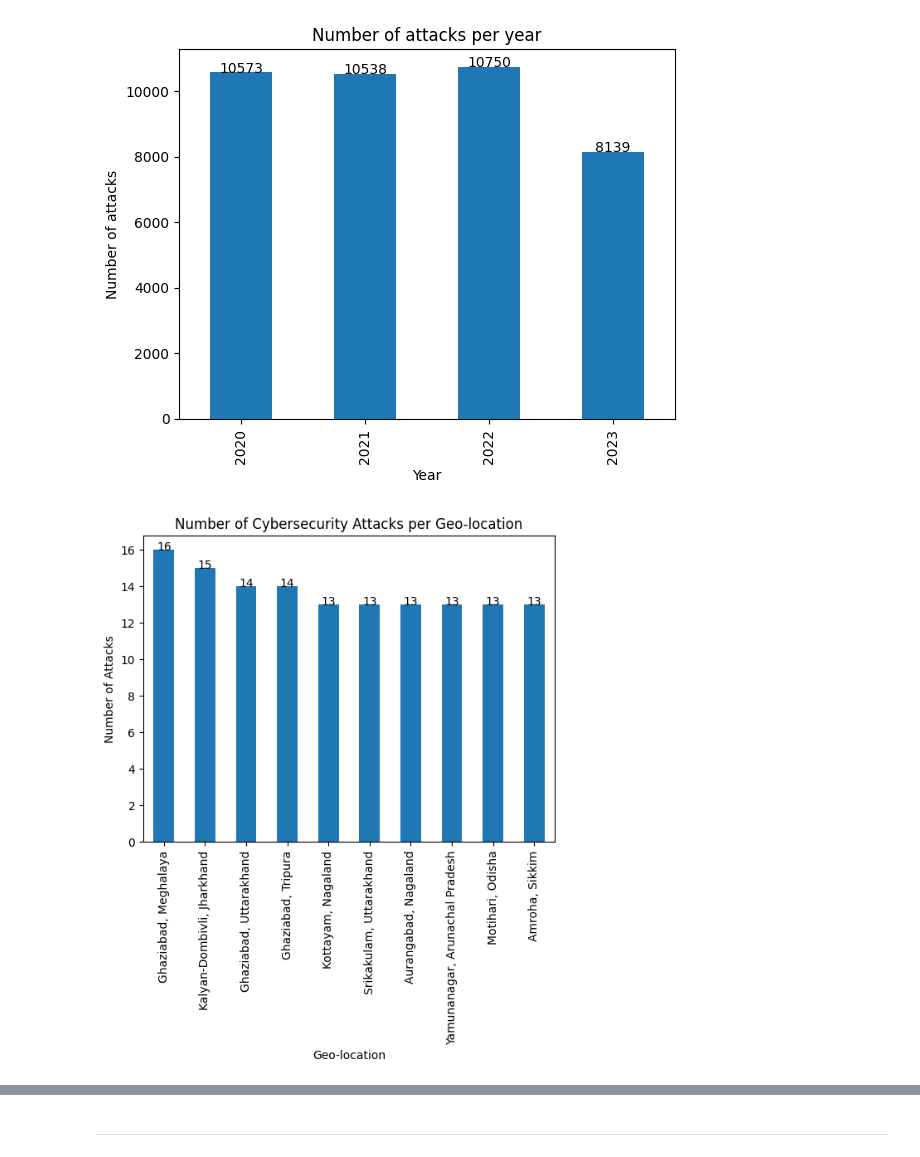
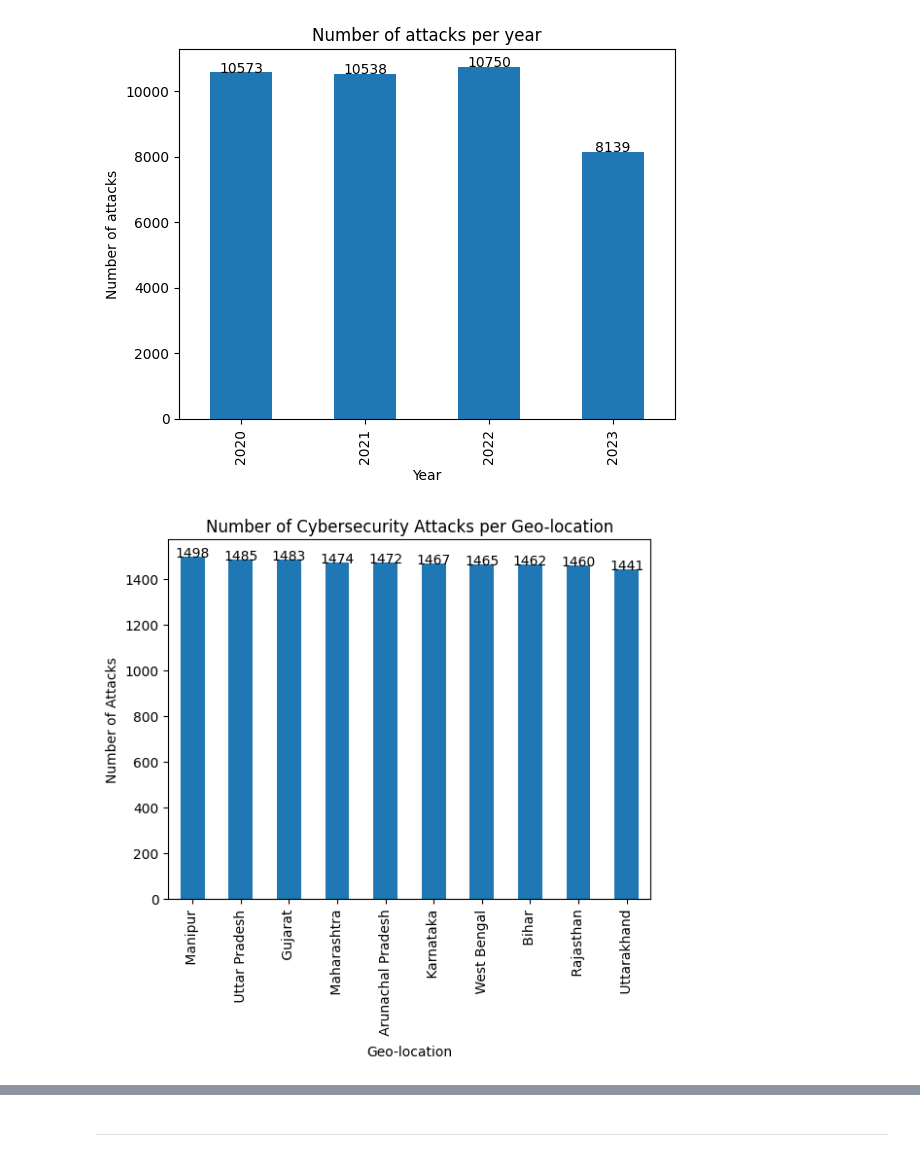
Before and after one commit to AbdulazizJabri/DataAnalysisProject-SP24, a Jupyter notebook: 134563_134362.ipynb, the cells around one changed output, grey strips where cells are left out. Saved outputs shown, nothing was run; the diff lists cells and outputs as text; code cells hidden in the pictures.

```diff
--- a/134563_134362.ipynb
+++ b/134563_134362.ipynb
@@ -157,14 +157,14 @@ plt.show()
 # %% [output]
 [figure]
 # %%
-# Visualize the number of attacks per location using a bar chart
-data['Geo-location Data'].value_counts().head(10).plot(kind='bar')
+# Visualize the number of attacks per geo-location (state) using a bar chart
+data['Geo-location Data'].str.split(',', expand=True)[1].value_counts().head(10).plot(kind='bar')
 plt.title('Number of Cybersecurity Attacks per Geo-location')
 plt.xlabel('Geo-location')
 plt.ylabel('Number of Attacks')
-for index, value in enumerate(data['Geo-location Data'].value_counts().head(10)):
+for index, value in enumerate(data['Geo-location Data'].str.split(',', expand=True)[1].value_counts().head(10)):
     plt.text(index, value, str(value), ha='center')
 plt.show()
 # %% [output]
-[figure, old version]
+[figure, new version]
 # %%
```
Also changed, not shown: parts of 2 cells of this notebook.
